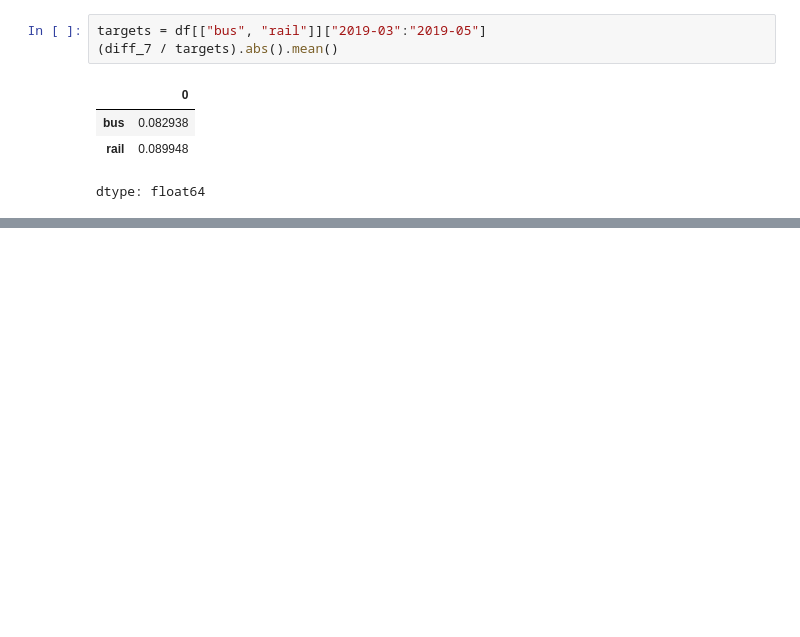
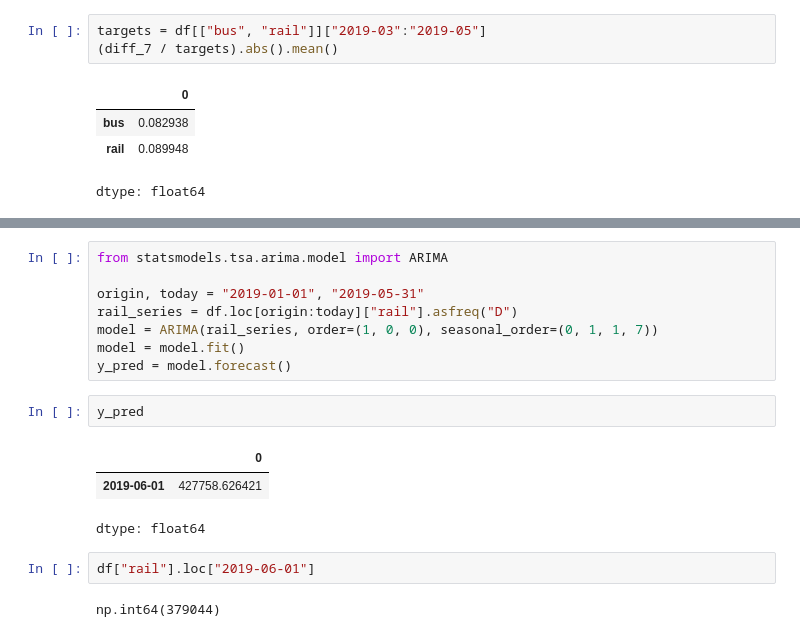
Before and after one commit to NeuronEdge67/Hands-On-Machine-Learning-...By-Aur-lien-G-ron-, a Jupyter notebook: 13_processing_sequences_using_rnns_and_cnns.ipynb, the cells around one changed output, grey strips where cells are left out. Drawn from its saved outputs; the diff is of its cells as text; blank space fills up the shorter version.

Commit message:
ARIMA

```diff
--- a/13_processing_sequences_using_rnns_and_cnns.ipynb
+++ b/13_processing_sequences_using_rnns_and_cnns.ipynb
@@ -69,0 +104,18 @@ dtype: float64
+# %%
+from statsmodels.tsa.arima.model import ARIMA
+
+origin, today = "2019-01-01", "2019-05-31"
+rail_series = df.loc[origin:today]["rail"].asfreq("D")
+model = ARIMA(rail_series, order=(1, 0, 0), seasonal_order=(0, 1, 1, 7))
+model = model.fit()
+y_pred = model.forecast()
+# %%
+y_pred
+# %% [output]
+|  | 0 |
+| 2019-06-01 | 427758.626421 |
+dtype: float64
+# %%
+df["rail"].loc["2019-06-01"]
+# %% [output]
+np.int64(379044)
```
Also changed, not shown: parts of 3 cells of this notebook.
